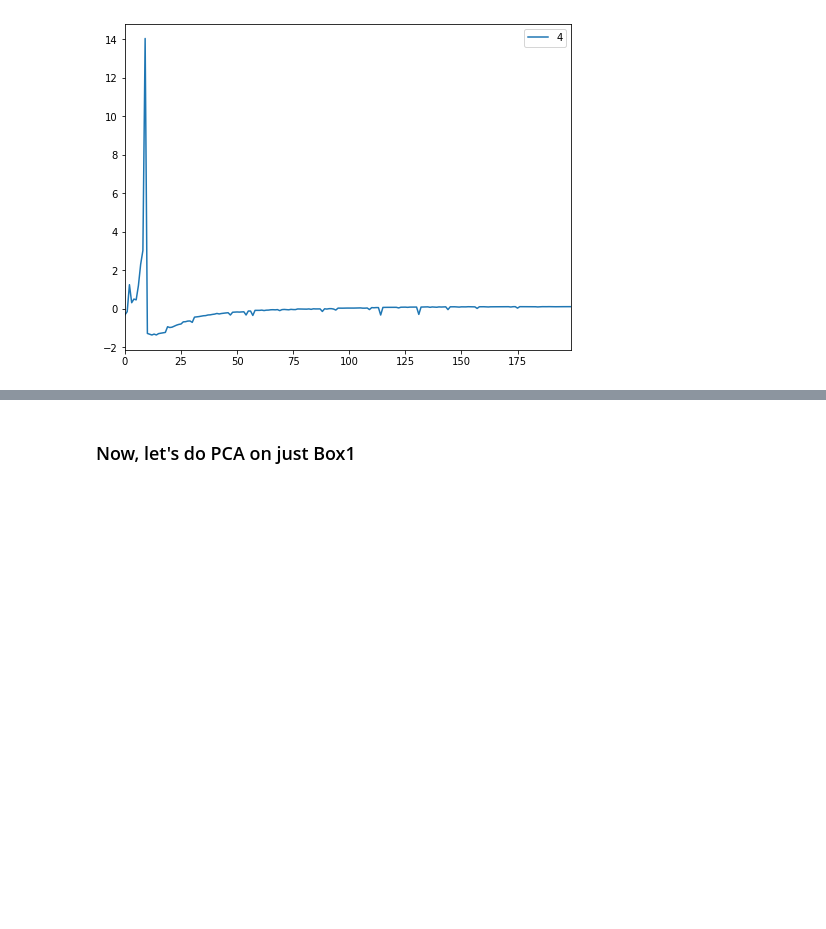
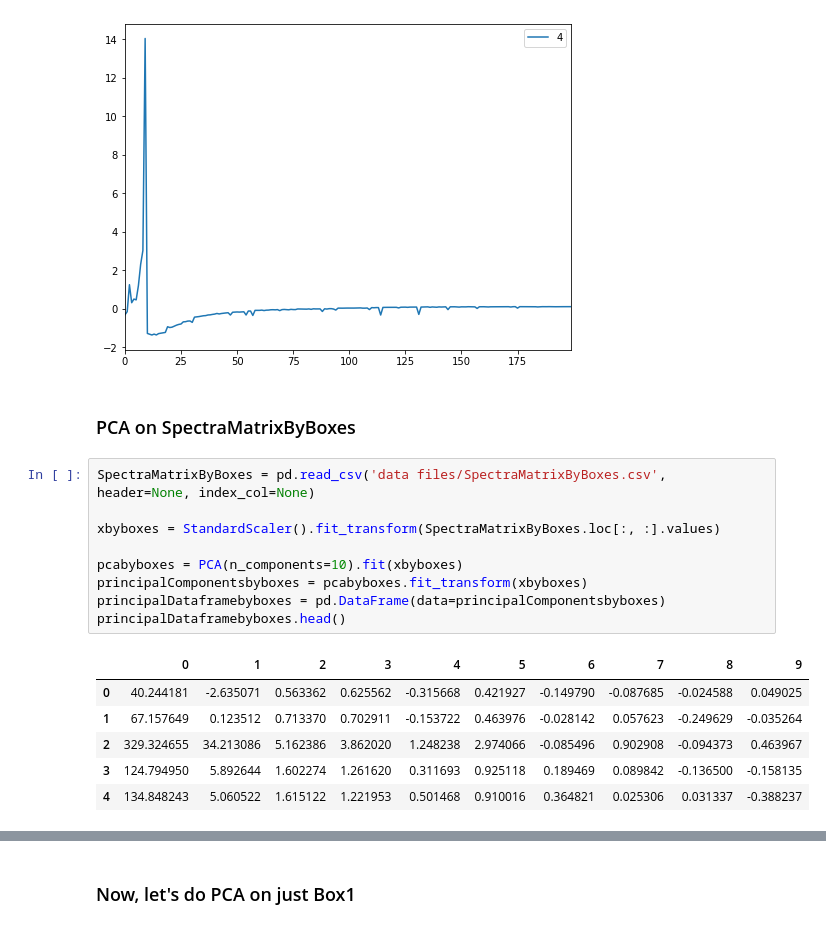
Before and after one commit to Dithizone/Math398-Project, a Jupyter notebook: PerformingPCA.ipynb, the cells around one changed output, grey strips where cells are left out. Cells and saved outputs as stored; diff of their text form; blank space fills up the shorter version.

Commit message:
Made SpectraMatrixByBoxes.csv and PCA'd it

```diff
--- a/PerformingPCA.ipynb
+++ b/PerformingPCA.ipynb
@@ -92,3 +93,21 @@ principalDataframe.plot(kind="line", y=4, figsize=(8, 6))
 # %% [output]
 <matplotlib.axes._subplots.AxesSubplot at 0x...>
 [figure]
+# %% [markdown]
+### PCA on SpectraMatrixByBoxes
+# %%
+SpectraMatrixByBoxes = pd.read_csv('data files/SpectraMatrixByBoxes.csv', header=None, index_col=None)
+
+xbyboxes = StandardScaler().fit_transform(SpectraMatrixByBoxes.loc[:, :].values)
+
+pcabyboxes = PCA(n_components=10).fit(xbyboxes)
+principalComponentsbyboxes = pcabyboxes.fit_transform(xbyboxes)
+principalDataframebyboxes = pd.DataFrame(data=principalComponentsbyboxes)
+principalDataframebyboxes.head()
+# %% [output]
+|  | 0 | 1 | 2 | 3 | 4 | 5 | 6 | 7 | 8 | 9 |
+| 0 | 40.244181 | -2.635071 | 0.563362 | 0.625562 | -0.315668 | 0.421927 | -0.149790 | -0.087685 | -0.024588 | 0.049025 |
+| 1 | 67.157649 | 0.123512 | 0.713370 | 0.702911 | -0.153722 | 0.463976 | -0.028142 | 0.057623 | -0.249629 | -0.035264 |
+| 2 | 329.324655 | 34.213086 | 5.162386 | 3.862020 | 1.248238 | 2.974066 | -0.085496 | 0.902908 | -0.094373 | 0.463967 |
+| 3 | 124.794950 | 5.892644 | 1.602274 | 1.261620 | 0.311693 | 0.925118 | 0.189469 | 0.089842 | -0.136500 | -0.158135 |
+| 4 | 134.848243 | 5.060522 | 1.615122 | 1.221953 | 0.501468 | 0.910016 | 0.364821 | 0.025306 | 0.031337 | -0.388237 |
```
Also changed, not shown: parts of 9 cells of this notebook, 8 other files.
